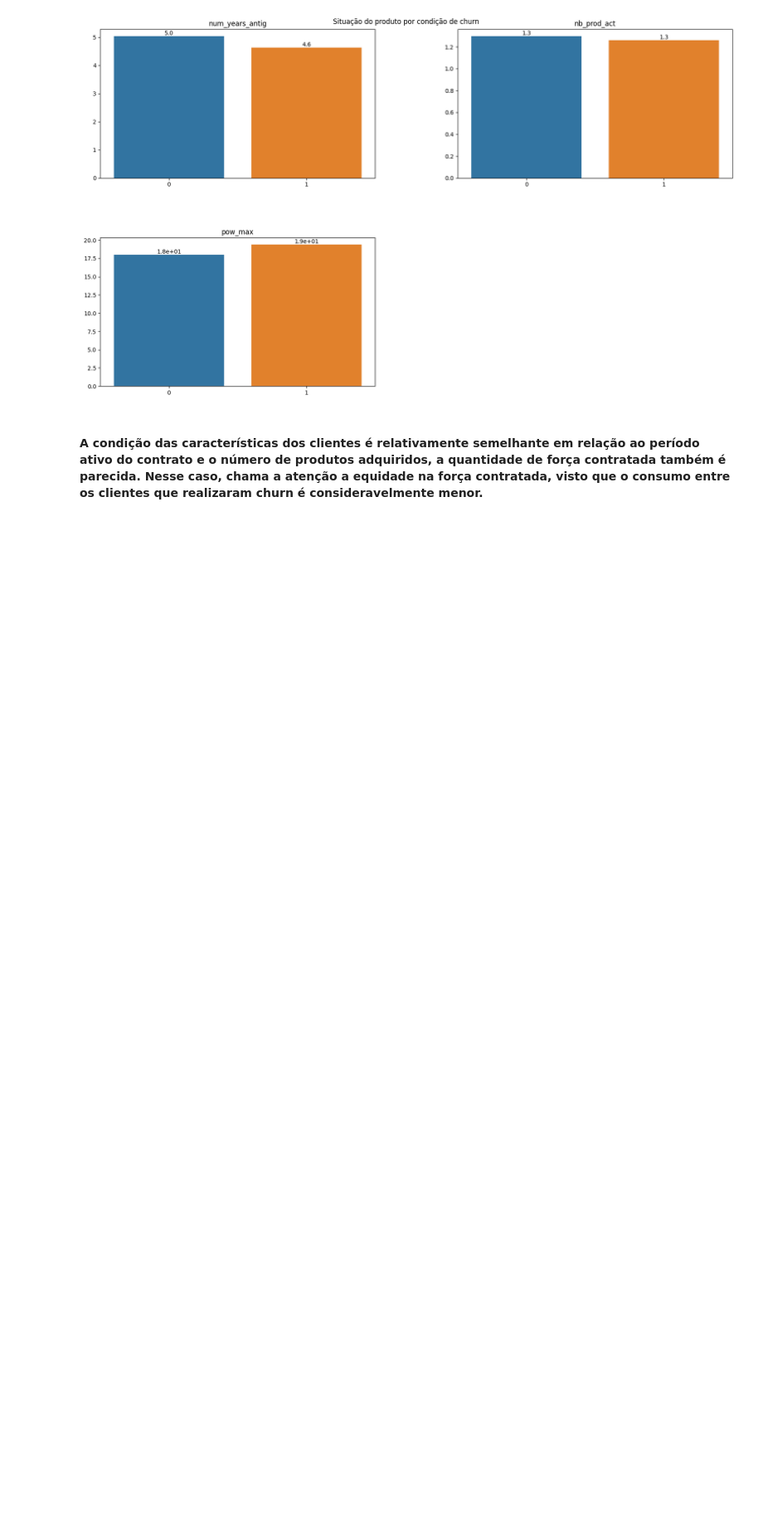
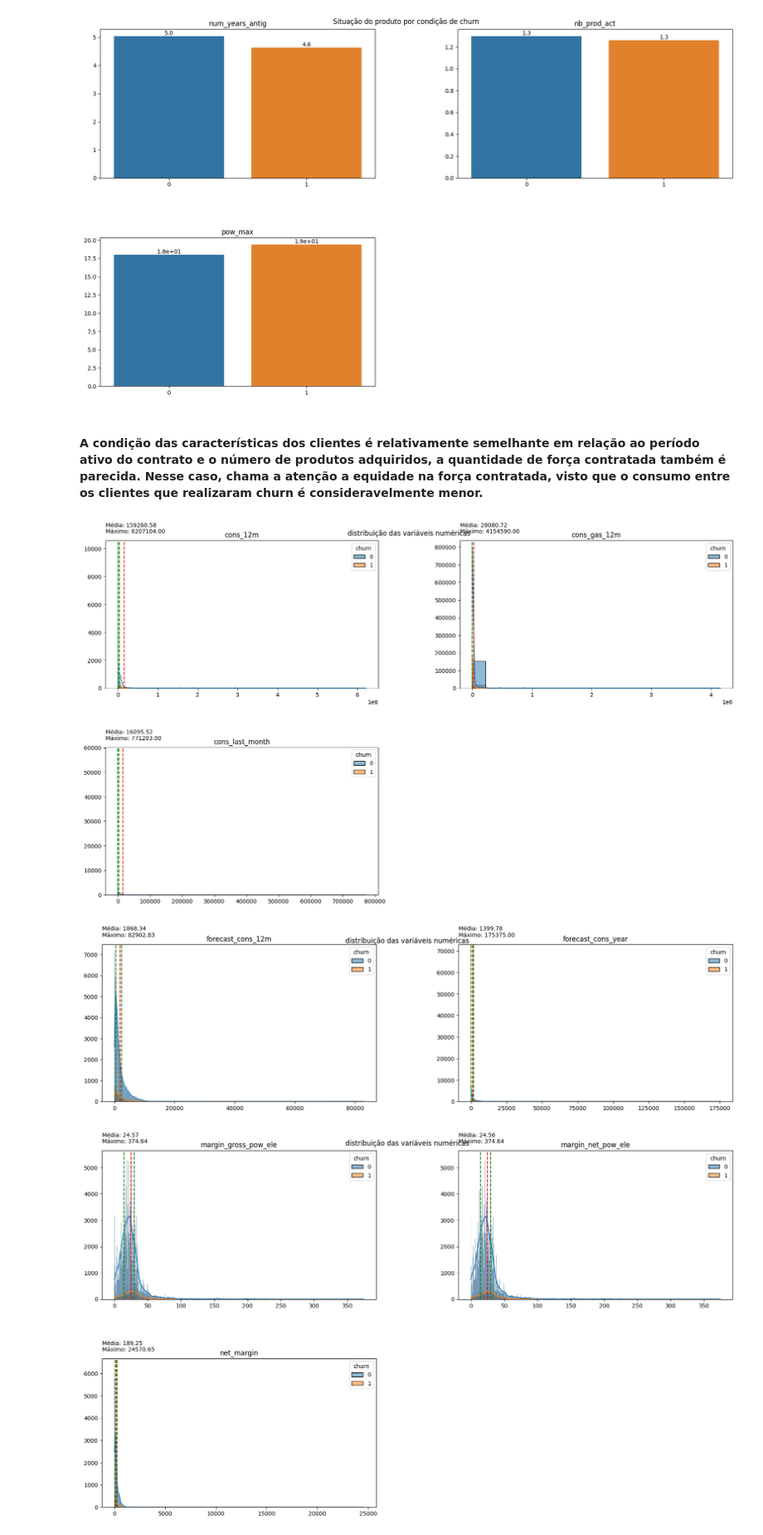
Before and after one commit to LissesCastro/BCG---Experience-Program, a Jupyter notebook: EDA.ipynb, the cells around one changed output. Shown at 83% size. Drawn from its saved outputs; the diff is of its cells as text; code cells hidden in the pictures; blank space fills up the shorter version.

```diff
--- a/EDA.ipynb
+++ b/EDA.ipynb
@@ -318,6 +318,7 @@ vars_consumo_previsto = ['forecast_cons_12m', 'forecast_cons_year']
 vars_consumo_pago = ['imp_cons']
 vars_lucro = ['margin_gross_pow_ele', 'margin_net_pow_ele', 'net_margin']
 vars_produto = ['num_years_antig', 'nb_prod_act', 'pow_max']
+vars_preço = ['price_off_peak_var', 'price_peak_var', 'price_mid_peak_var', 'price_off_peak_fix', 'price_peak_fix', 'price_mid_peak_fix']
 
 df_churn_mean = df.groupby('churn', as_index=False).mean()
 # %%
@@ -348,3 +349,10 @@ plot_bar_variaveis(conjunto=vars_produto, dataframe=df_churn_mean, x_var='churn'
 [figure]
 # %% [markdown]
 <h4>A condição das características dos clientes é relativamente semelhante em relação ao período ativo do contrato e o número de produtos adquiridos, a quantidade de força contratada também é parecida. Nesse caso, chama a atenção a equidade na força contratada, visto que o consumo entre os clientes que realizaram churn é consideravelmente menor.</h4>
+# %%
+for conjunto in [vars_consumo, vars_consumo_previsto, vars_lucro, vars_preço]:
+    plot_hist_variaveis(conjunto=conjunto, dataframe=df, legend='churn')
+# %% [output]
+[figure, added]
+[figure, added]
+[figure, added]
```
Also changed, not shown: parts of 11 cells of this notebook.
